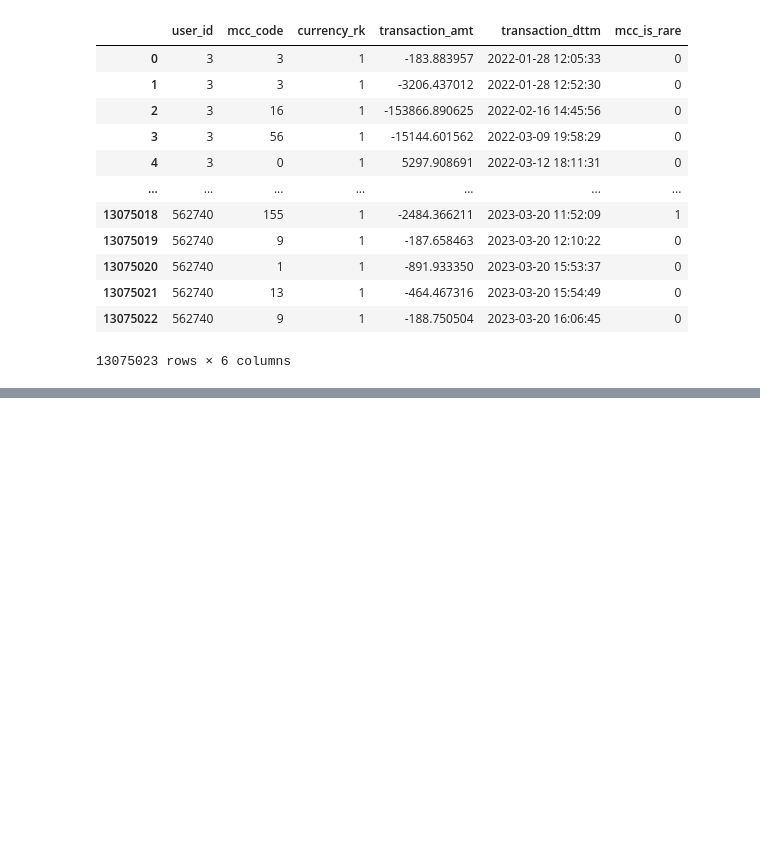
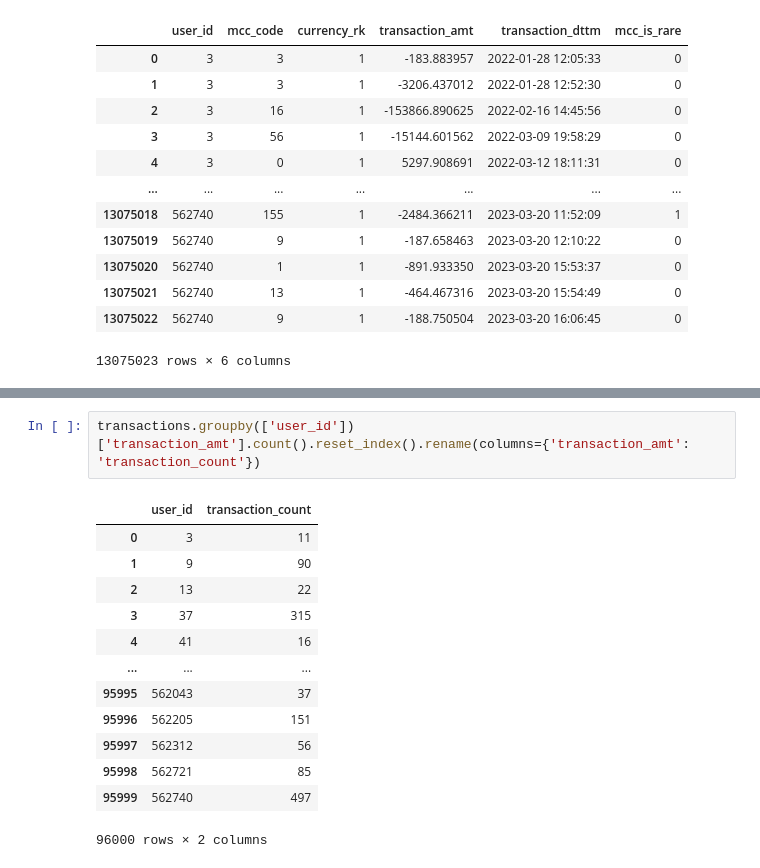
Before and after one commit to Lunalykaya/customer-churn-prediction, a Jupyter notebook: eda-churn.ipynb, the cells around one changed output, grey strips where cells are left out. Cells and saved outputs as stored; diff of their text form; blank space fills up the shorter version.

```diff
--- a/eda-churn.ipynb
+++ b/eda-churn.ipynb
@@ -1842,0 +1879,16 @@ transactions
+# %%
+transactions.groupby(['user_id'])['transaction_amt'].count().reset_index().rename(columns={'transaction_amt': 'transaction_count'})
+# %% [output]
+|  | user_id | transaction_count |
+| 0 | 3 | 11 |
+| 1 | 9 | 90 |
+| 2 | 13 | 22 |
+| 3 | 37 | 315 |
+| 4 | 41 | 16 |
+| ... | ... | ... |
+| 95995 | 562043 | 37 |
+| 95996 | 562205 | 151 |
+| 95997 | 562312 | 56 |
+| 95998 | 562721 | 85 |
+| 95999 | 562740 | 497 |
+96000 rows × 2 columns
```
Also changed, not shown: parts of 7 cells of this notebook.
